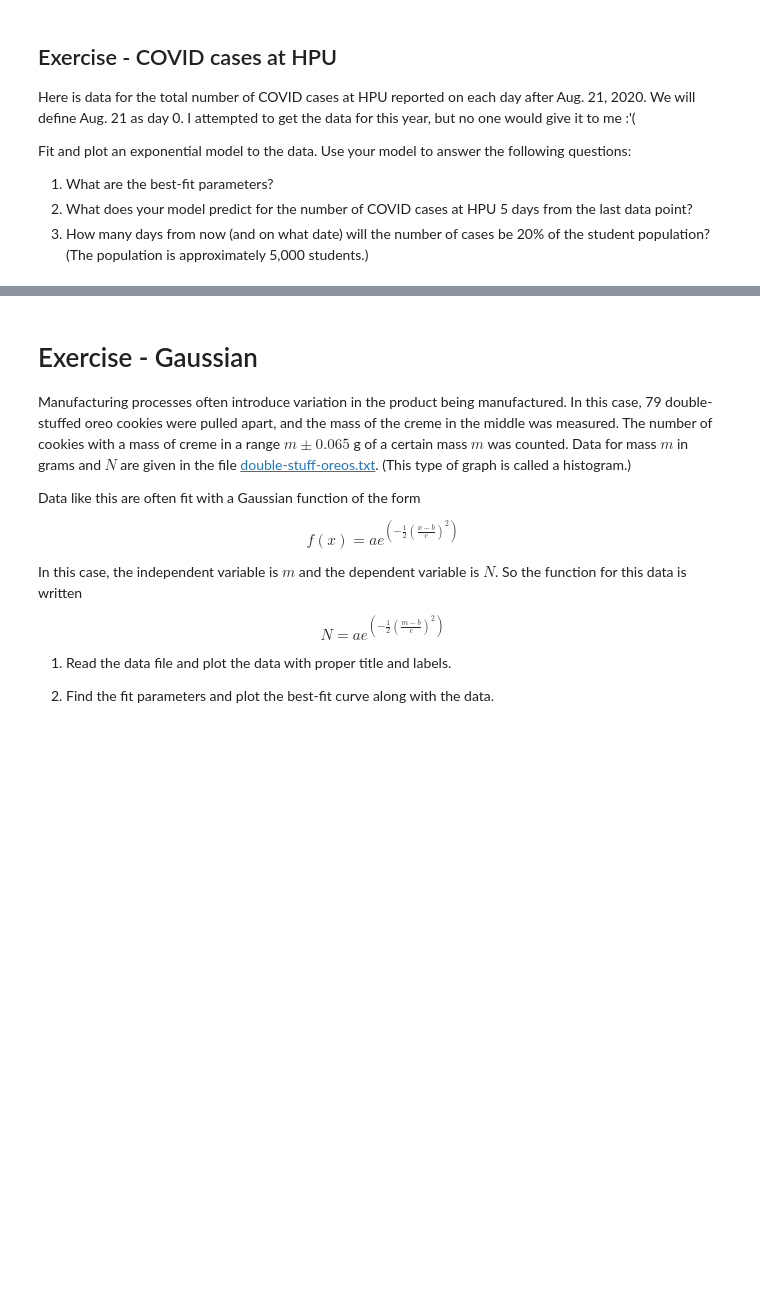
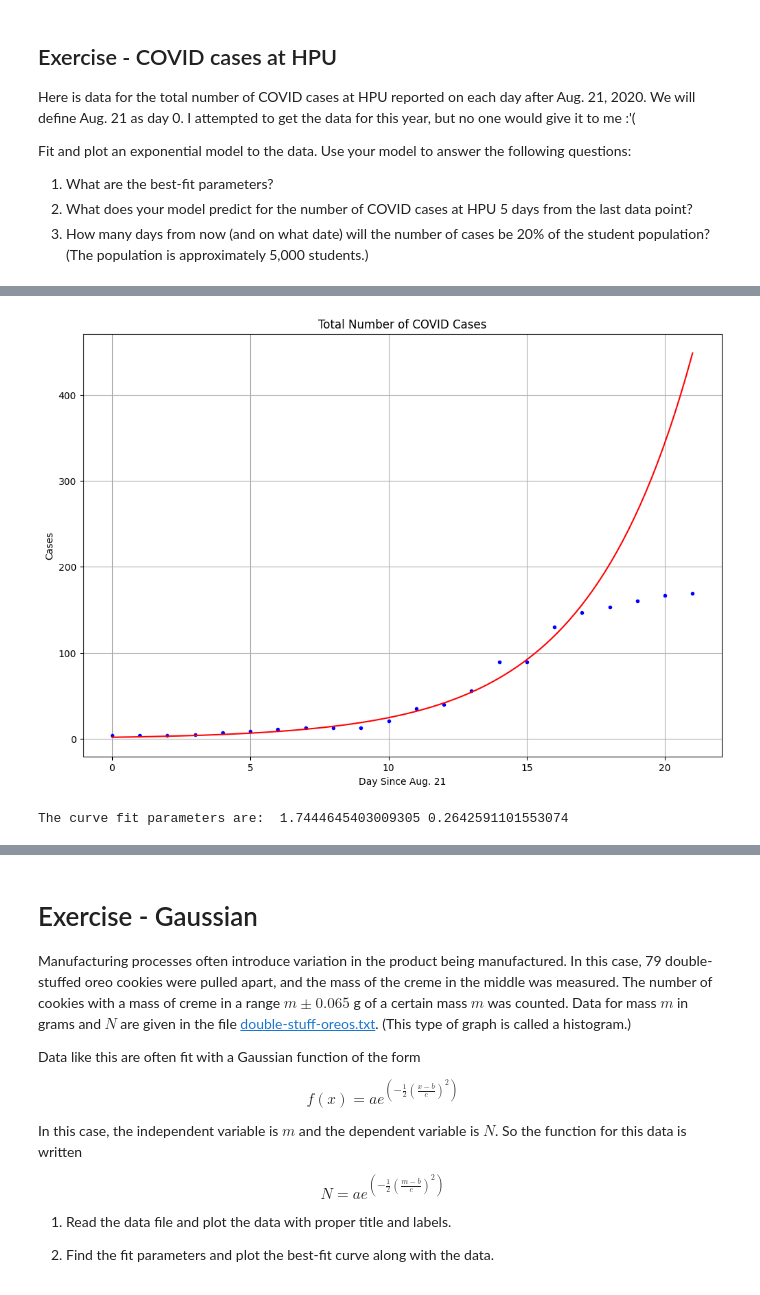
Before and after one commit to anthoak13/HNR-1303-F23, a Jupyter notebook: unit-03/03-03-fitting/03-03-fitting.ipynb, the cells around one changed output, grey strips where cells are left out. Saved outputs shown, nothing was run; the diff lists cells and outputs as text; code cells hidden in the pictures; blank space fills up the shorter version.

```diff
--- a/unit-03/03-03-fitting/03-03-fitting.ipynb
+++ b/unit-03/03-03-fitting/03-03-fitting.ipynb
@@ -522,0 +565,65 @@ data = StringIO("""x	y
+# %%
+#define data
+#The columns are: Day	Total Cases
+data = StringIO("""x	y
+0	4
+1	4
+2	4
+3	5
+4	7
+5	9
+6	11
+7	13
+8	13
+9	13
+10	21
+11	35
+12	40
+13	56
+14	89
+15	89
+16	130
+17	147
+18	153
+19	160
+20	167
+21	169
+""")
+
+# convert data to dataframe
+df = pd.read_csv(data, sep ="\t")
+
+# define arrays for the data
+xdata = df['x']
+ydata = df['y']
+
+# define arrays for index 0 through index 13.
+xdata2 = xdata[0:14]
+ydata2 = ydata[0:14]
+
+# define the model function; this function returns y(x) for a given x and fit parameters
+model = lambda x,A,r: A*np.exp(r*x)
+
+# Find best fit parameters
+guess=[1,1] # this is the initial guess for the fit parameters
+params, covariance = curve_fit(model, xdata2, ydata2, p0=guess)
+
+# calculate points for the model
+xmodel = np.linspace(0,21,100)
+ymodel = model(xmodel,*params)
+
+# create graph
+fig = plt.figure(figsize=(12,8))
+plt.plot(xdata,ydata,'.b') # data
+plt.plot(xmodel,ymodel,'-r') # best fit model
+plt.grid()
+plt.title("Total Number of COVID Cases")
+plt.ylabel("Cases")
+plt.xlabel("Day Since Aug. 21")
+plt.show()
+
+#results
+print("The curve fit parameters are: ",*params)
+# %% [output]
+[figure, added]
+The curve fit parameters are:  1.7444645403009305 0.2642591101553074
```
Also changed, not shown: parts of 5 cells of this notebook.
